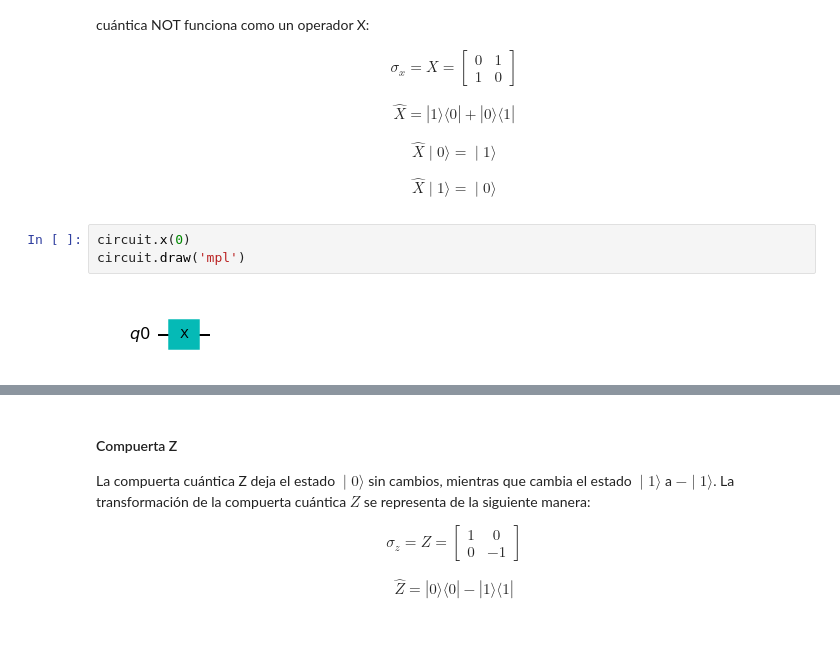
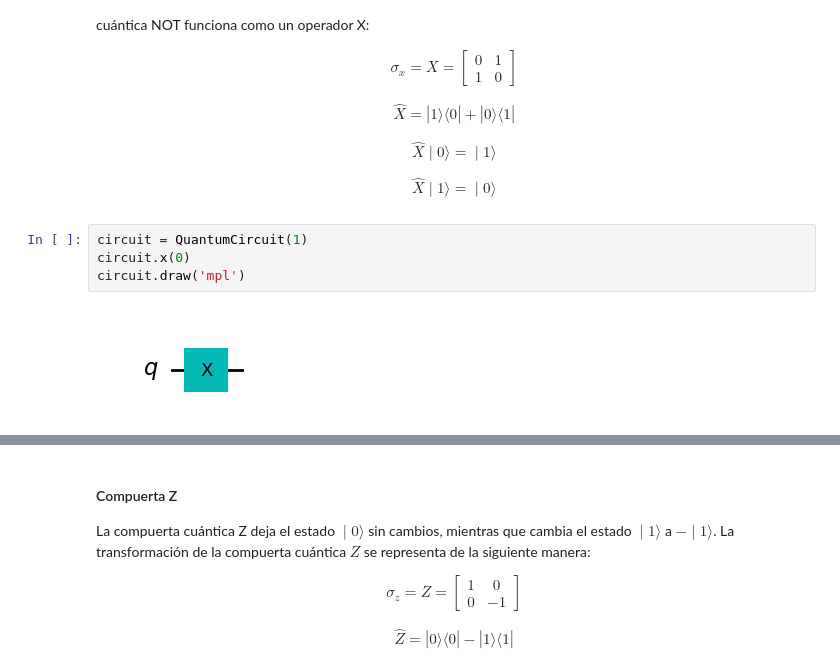
Before and after one commit to TACQuantum/SCIence---Ciencia-y-tecnolog-as-del-futuro-2024-UG-DCI, a Jupyter notebook: tallerDCSIence.ipynb, the cells around one changed output, grey strips where cells are left out. Saved outputs shown, nothing was run; the diff lists cells and outputs as text; blank space fills up the shorter version.

```diff
--- a/tallerDCSIence.ipynb
+++ b/tallerDCSIence.ipynb
@@ -96,10 +103,11 @@ Una compuerta clásica NOT cambia el estado del bit a 1 cuando el estado existen
 \hat{X}∣1\rangle=∣0\rangle
 \end{align*}
 # %%
+circuit = QuantumCircuit(1)
 circuit.x(0)
 circuit.draw('mpl')
 # %% [output]
-[figure, old version]
+[figure, new version]
 # %%
 plot_bloch_multivector(circuit)
 # %% [output]
```
Also changed, not shown: parts of 37 cells of this notebook.
